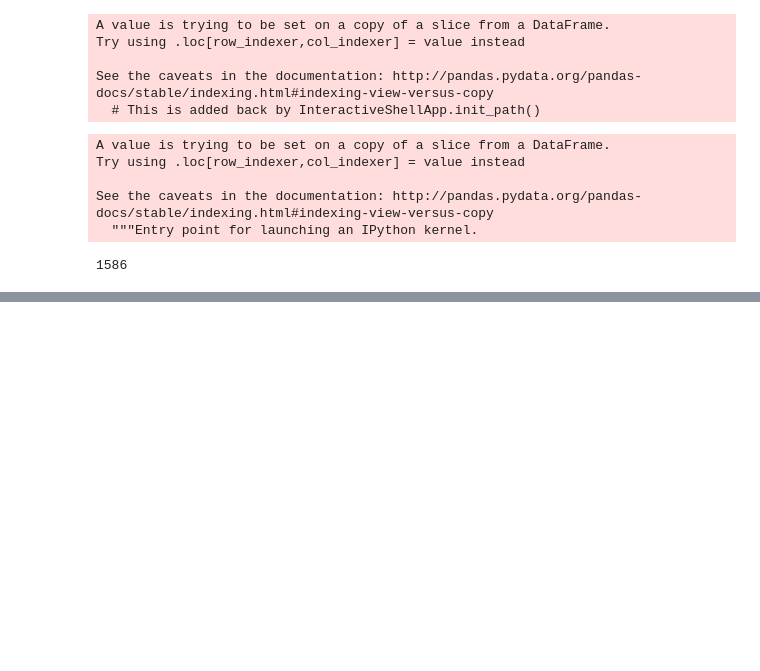
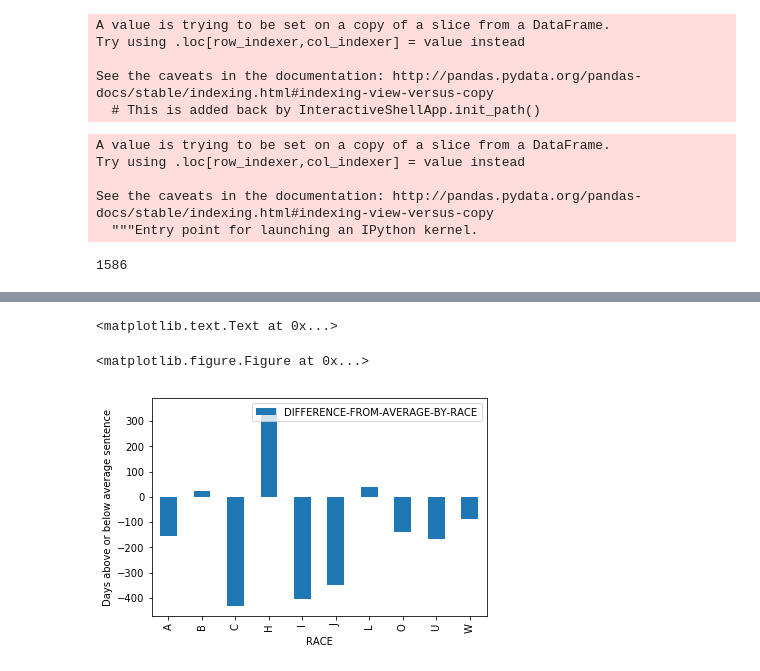
Before and after one commit to open-austin/complaint-map, a Jupyter notebook: notebooks/Bexar_sentences.ipynb, the cells around one changed output, grey strips where cells are left out. Drawn from its saved outputs; the diff is of its cells as text; code cells hidden in the pictures; blank space fills up the shorter version.

Commit message:
Sentencing disparities calculations and chart

```diff
--- a/notebooks/Bexar_sentences.ipynb
+++ b/notebooks/Bexar_sentences.ipynb
@@ -160,0 +187,13 @@ average_sentences = sentences[["OFFENSE-CODE","OFFENSE-DESC","ORIGINAL-SENTENCE"
+# %%
+race_means = means.reset_index()
+# %%
+race_means = race_means.loc[~race_means['RACE'].isin([' ', '003YR00MTH00DYS000HR',
+                                                     '008YR00MTH00DYS000HR'])]
+# %%
+race_graph = race_means.set_index("RACE")
+# %%
+def days(td):
+    return td.days
+
+race_graph["DIFFERENCE-FROM-AVERAGE-BY-RACE"] = \
+    race_graph["DIFFERENCE-FROM-AVERAGE-BY-RACE"].apply(days)
@@ -160,0 +219,10 @@ average_sentences = sentences[["OFFENSE-CODE","OFFENSE-DESC","ORIGINAL-SENTENCE"
+# %%
+import matplotlib.pyplot as plt
+
+plt.figure()
+ax = race_graph.plot(kind='bar')
+ax.set_ylabel("Days above or below average sentence")
+# %% [output]
+<matplotlib.text.Text at 0x...>
+<matplotlib.figure.Figure at 0x...>
+[figure, added]
```
Also changed, not shown: parts of 18 cells of this notebook.
